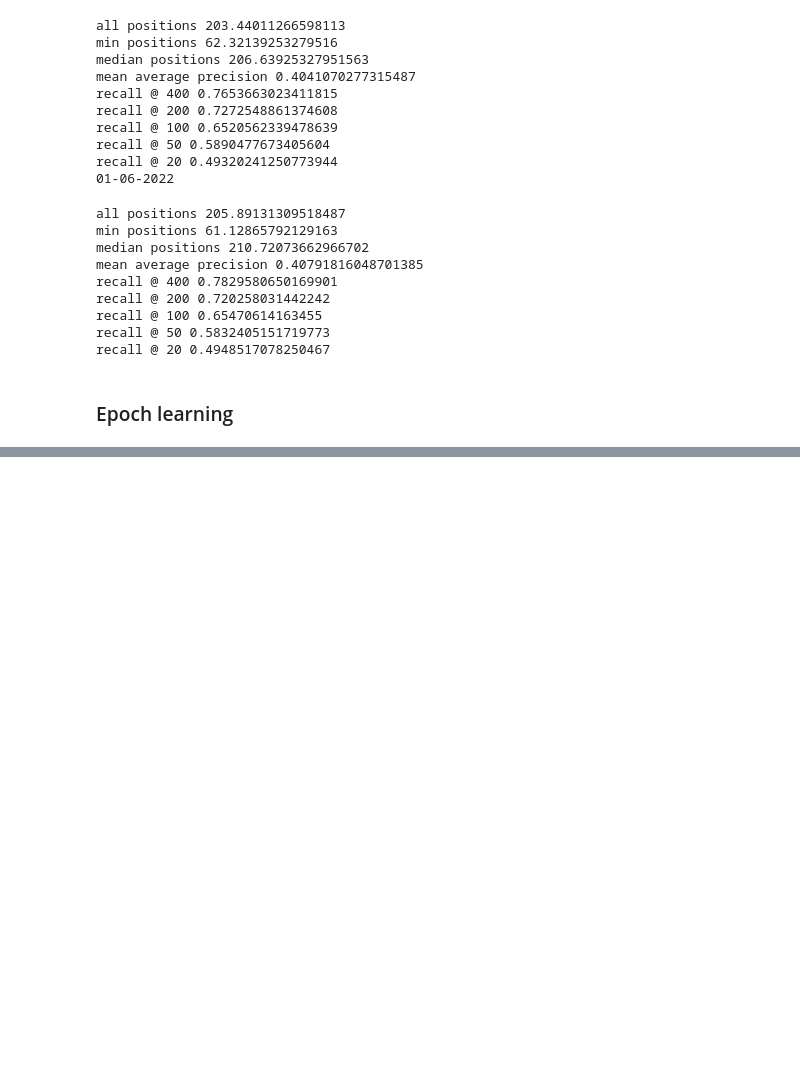
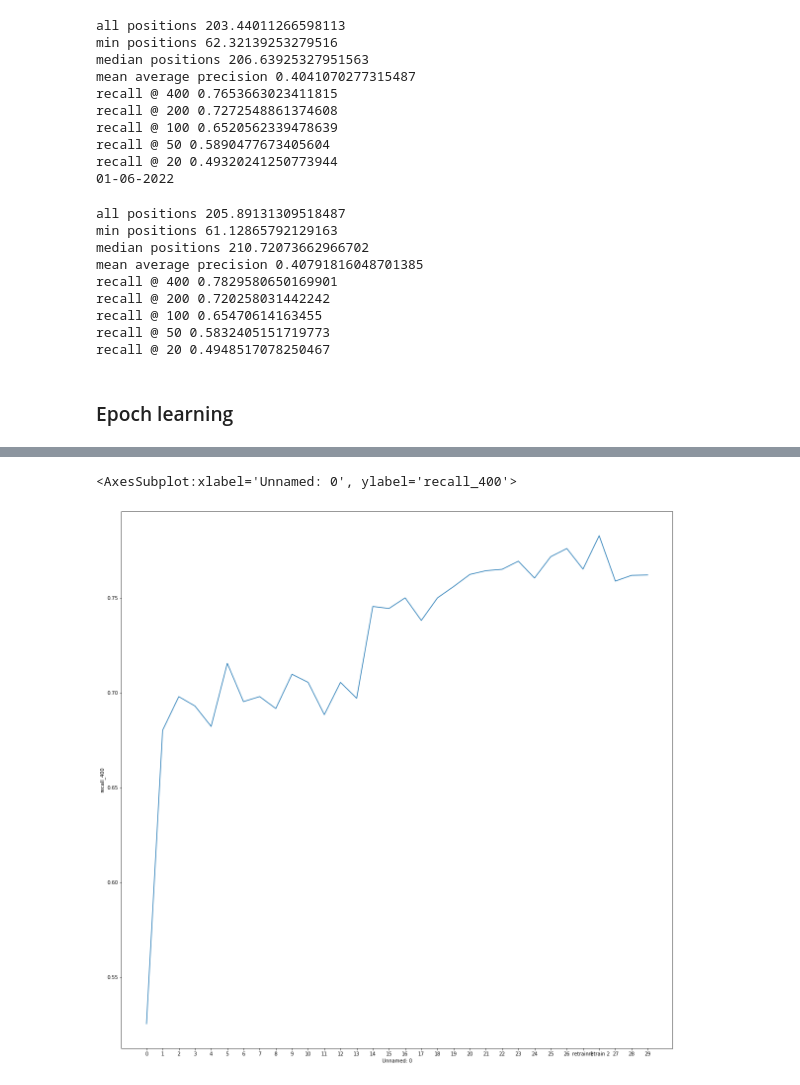
Before and after one commit to ludovicaschaerf/Cini_TDA, a Jupyter notebook: notebooks/Model plots.ipynb, the cells around one changed output, grey strips where cells are left out. Cells and saved outputs as stored; diff of their text form; code cells hidden in the pictures; blank space fills up the shorter version.

Commit message:
started plots of results

```diff
--- a/notebooks/Model plots.ipynb
+++ b/notebooks/Model plots.ipynb
@@ -152,0 +156,6 @@ scores.style.format('{:.3f}').apply(highlight_max, props='color:white;background
+# %%
+plt.subplots(figsize=(20,20))
+sns.lineplot(x='Unnamed: 0', y='recall_400', data=scores, )
+# %% [output]
+<AxesSubplot:xlabel='Unnamed: 0', ylabel='recall_400'>
+[figure, added]
```
Also changed, not shown: parts of 2 cells of this notebook, 1 other file.
